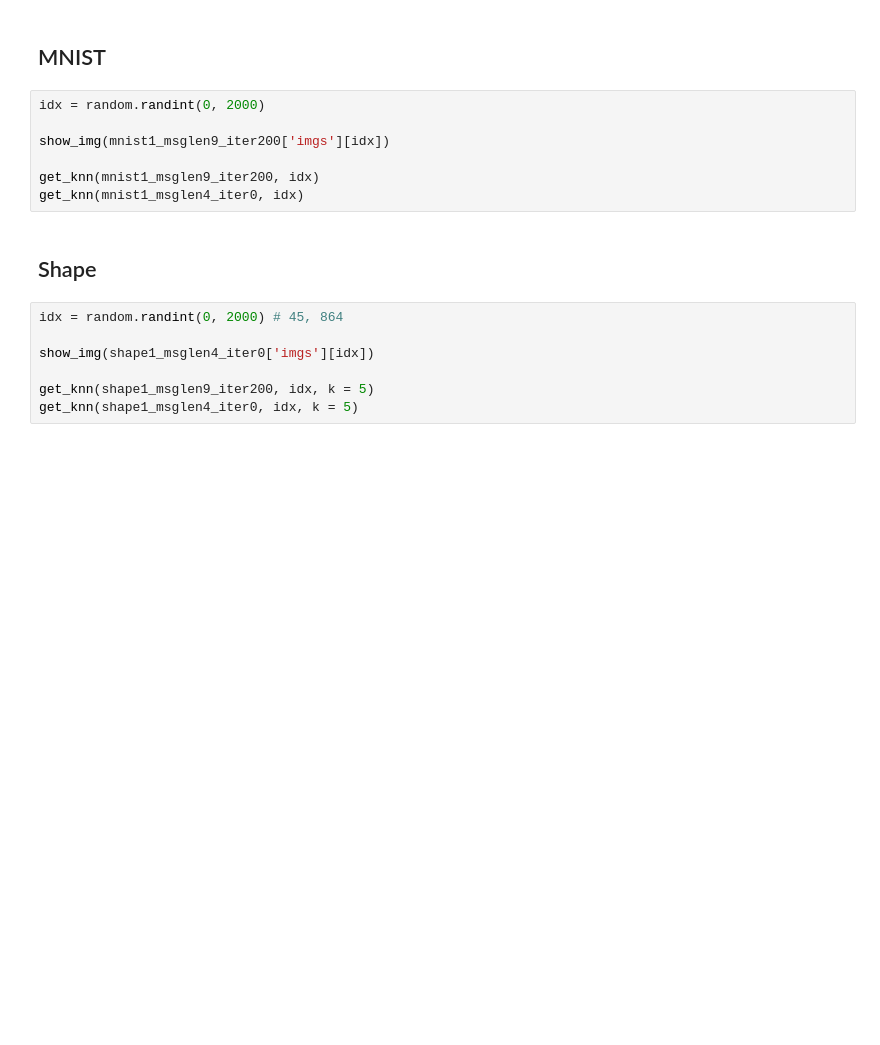
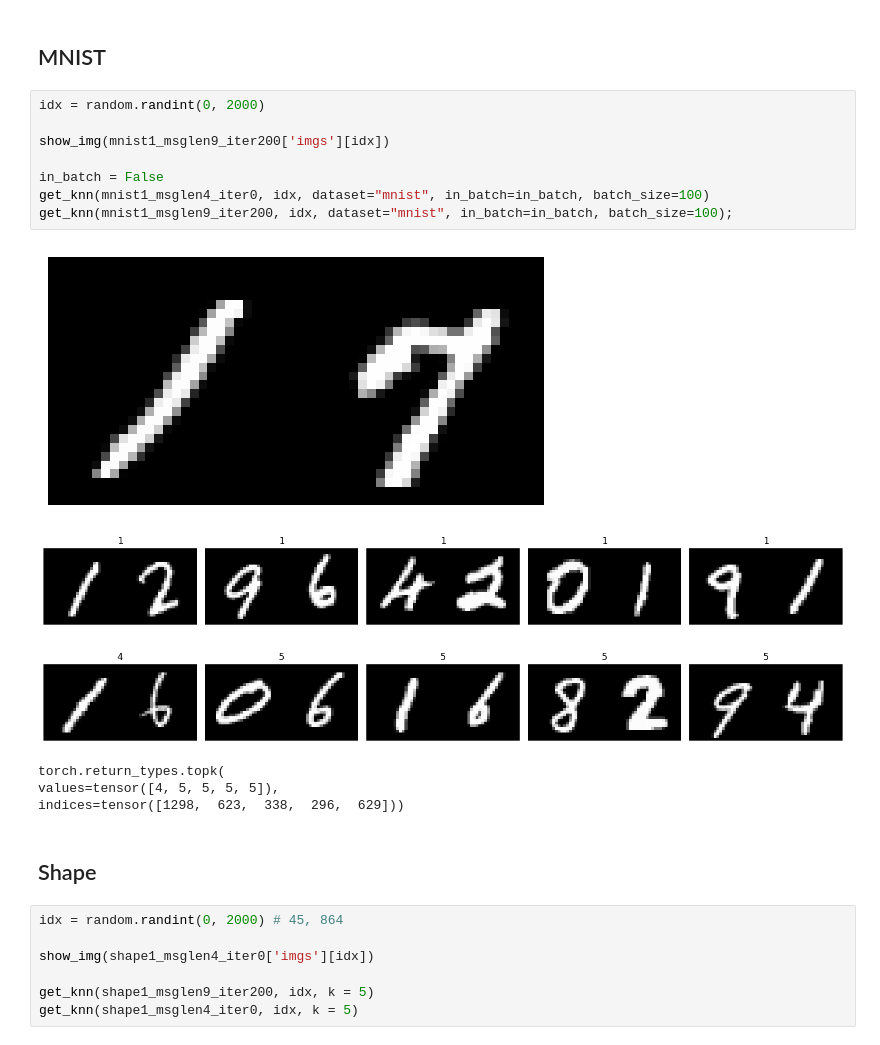
Before and after one commit to MehdiJmlkh/Test-Time-Emergent-Language, a Jupyter notebook: VQTT/src/1_visualization.ipynb, the cells around one changed output. Saved outputs shown, nothing was run; the diff lists cells and outputs as text; blank space fills up the shorter version.

```diff
--- a/VQTT/src/1_visualization.ipynb
+++ b/VQTT/src/1_visualization.ipynb
@@ -98,10 +105,18 @@ get_knn(imagenet_msglen5_iter100, idx)
 # %%
 idx = random.randint(0, 2000)
 
 show_img(mnist1_msglen9_iter200['imgs'][idx])
 
-get_knn(mnist1_msglen9_iter200, idx)
-get_knn(mnist1_msglen4_iter0, idx)
+in_batch = False
+get_knn(mnist1_msglen4_iter0, idx, dataset="mnist", in_batch=in_batch, batch_size=100)
+get_knn(mnist1_msglen9_iter200, idx, dataset="mnist", in_batch=in_batch, batch_size=100);
+# %% [output]
+[figure, added]
+[figure, added]
+[figure, added]
+torch.return_types.topk(
+values=tensor([4, 5, 5, 5, 5]),
+indices=tensor([1298,  623,  338,  296,  629]))
 # %% [markdown]
 ## Shape
 # %%
```
Also changed, not shown: parts of 3 cells of this notebook.
